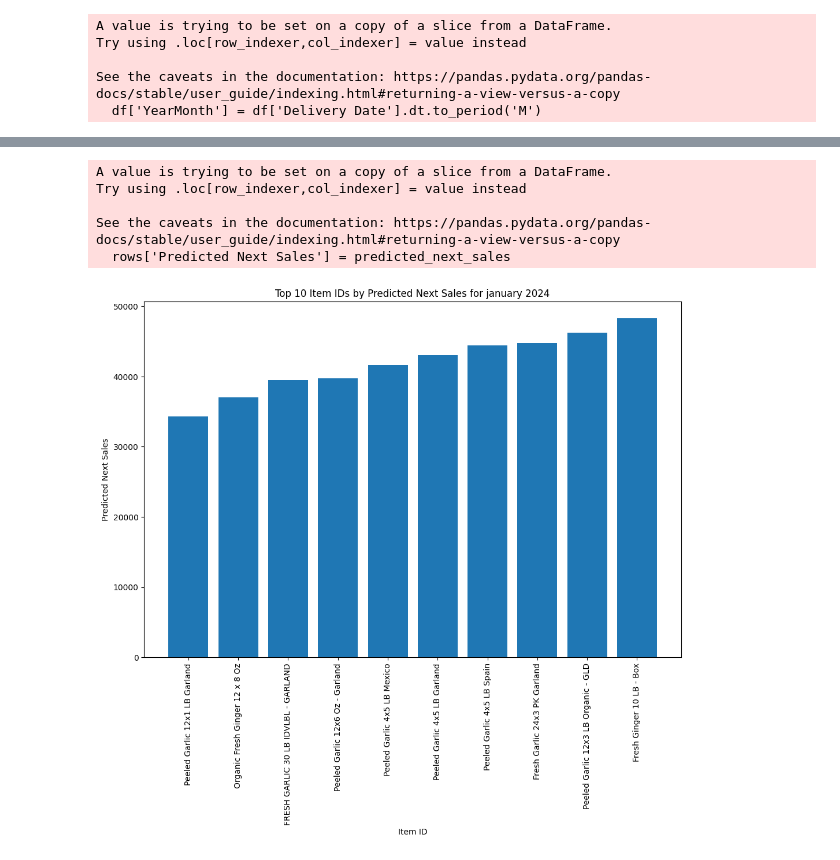
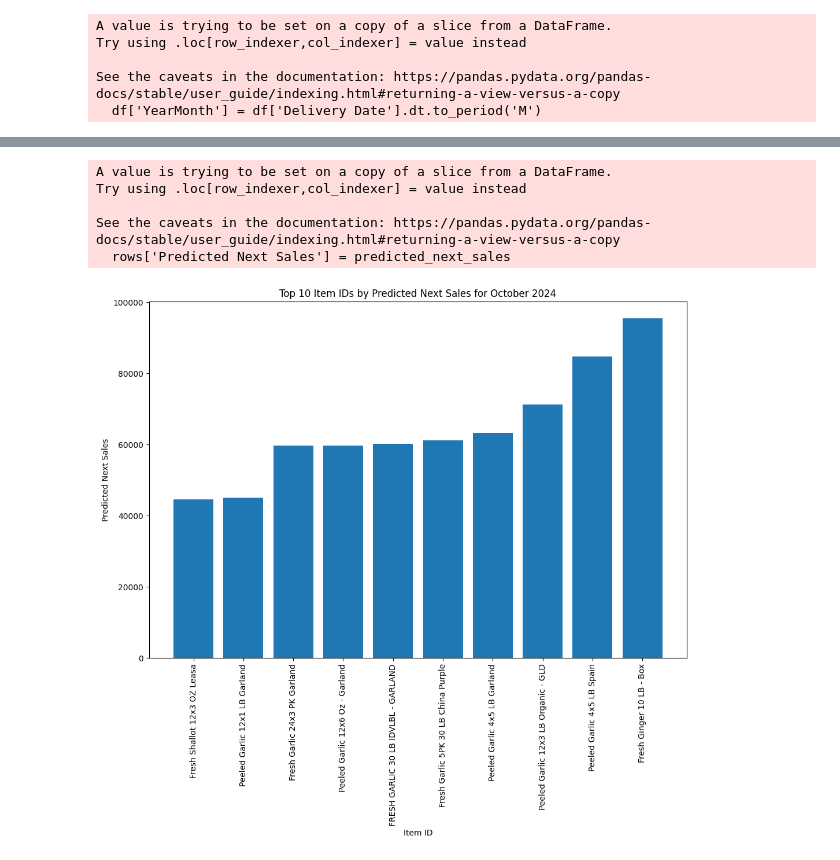
Before and after one commit to Garland-AI/sales-prediction, a Jupyter notebook: notebook/sales_prediction.ipynb, the cells around one changed output, grey strips where cells are left out. Saved outputs shown, nothing was run; the diff lists cells and outputs as text; code cells hidden in the pictures.

```diff
--- a/notebook/sales_prediction.ipynb
+++ b/notebook/sales_prediction.ipynb
@@ -173,7 +194,7 @@ print(f'Model Loss: {loss}')
 
 
 # Define the period
-period = pd.Period('2023-12', freq='M')
+period = pd.Period('2024-9', freq='M')
 
 # Filter the rows for the given period
 rows = grouped[grouped['YearMonth'] == period]
@@ -196,7 +217,7 @@ top_items = top_items.sort_values(by='Predicted Next Sales', ascending=True)
 # Plot histogram of the top 10 Item IDs
 plt.figure(figsize=(12, 8))
 plt.bar(top_items['Item Description'].astype(str), top_items['Predicted Next Sales'])
-plt.title('Top 10 Item IDs by Predicted Next Sales for january 2024')
+plt.title('Top 10 Item IDs by Predicted Next Sales for October 2024')
 plt.xlabel('Item ID')
 plt.ylabel('Predicted Next Sales')
 plt.xticks(rotation=90, fontsize=10)  # Adjust font size here
@@ -206,6 +227,6 @@ plt.show()
 A value is trying to be set on a copy of a slice from a DataFrame.
 Try using .loc[row_indexer,col_indexer] = value instead
 
 See the caveats in the documentation: https://pandas.pydata.org/pandas-docs/stable/user_guide/indexing.html#returning-a-view-versus-a-copy
   rows['Predicted Next Sales'] = predicted_next_sales
-[figure, old version]
+[figure, new version]
```
Also changed, not shown: parts of 7 cells of this notebook.
